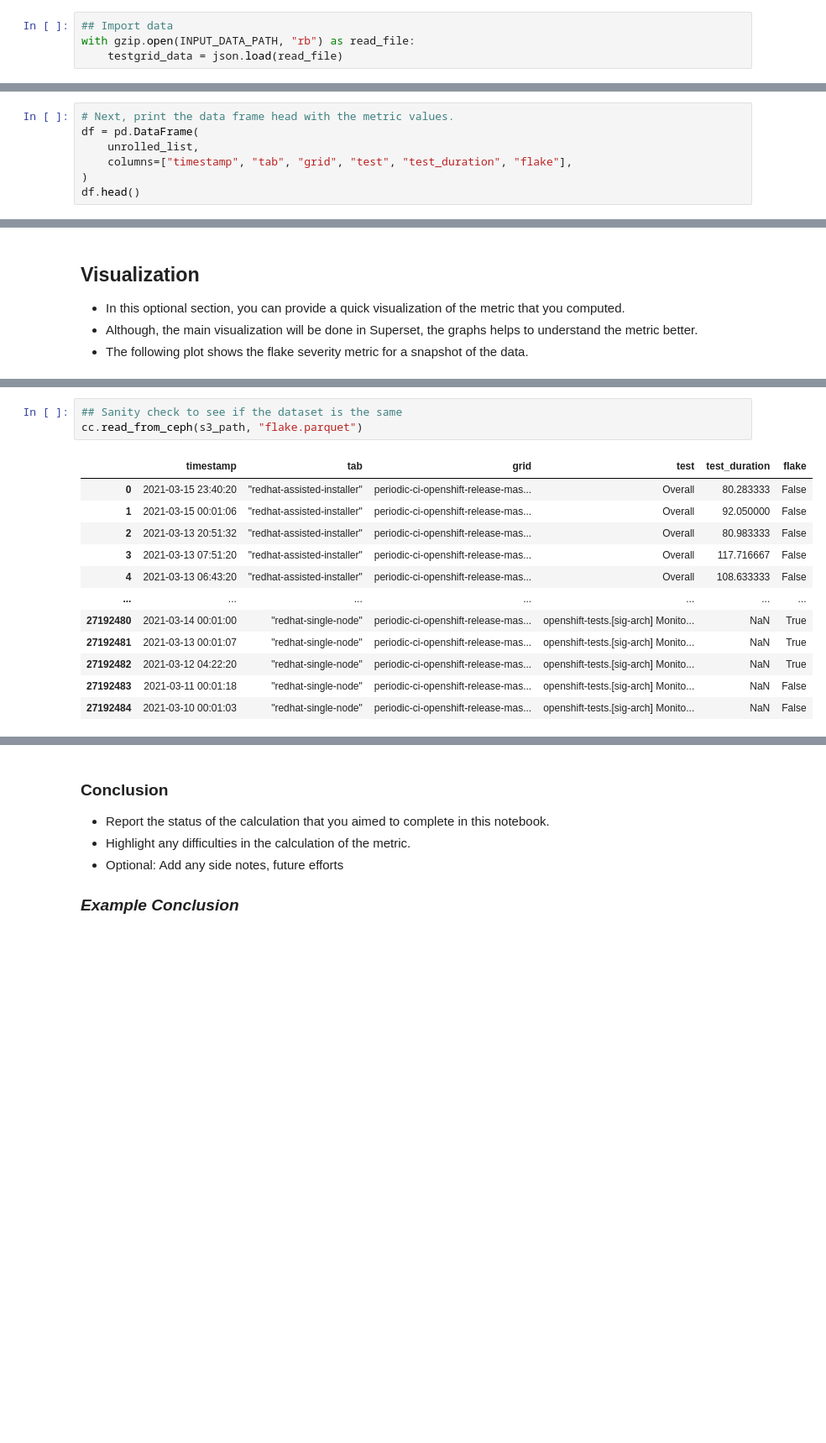
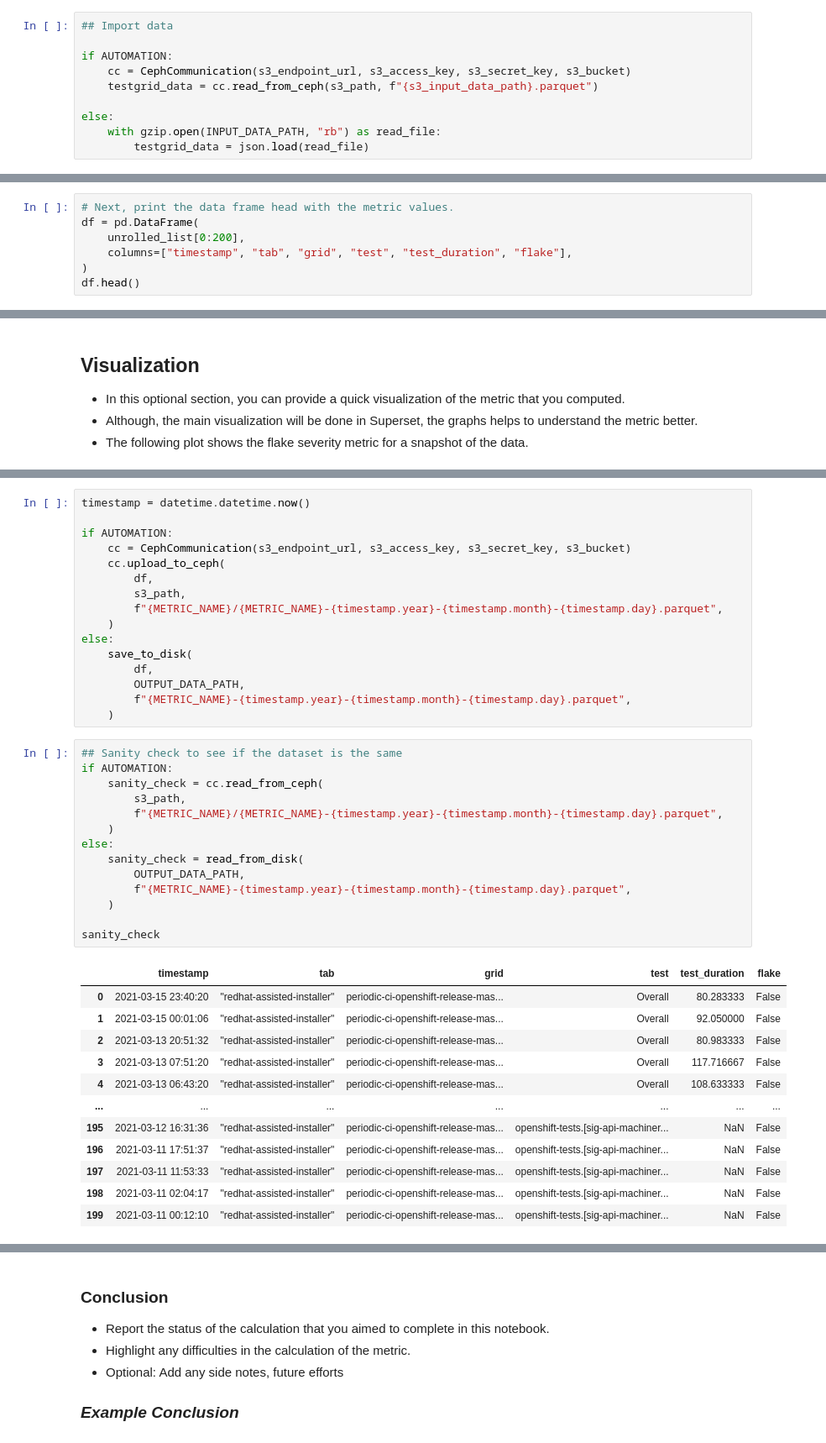
Before and after one commit to aicoe-aiops/ocp-ci-analysis, a Jupyter notebook: notebooks/data-sources/TestGrid/metrics/metric_template.ipynb, the cells around one changed output, grey strips where cells are left out. Shown at 84% size. Cells and saved outputs as stored; diff of their text form; blank space fills up the shorter version.

```diff
--- a/notebooks/data-sources/TestGrid/metrics/metric_template.ipynb
+++ b/notebooks/data-sources/TestGrid/metrics/metric_template.ipynb
@@ -63,7 +129,13 @@ s3_path = os.getenv("S3_PROJECT_KEY")
 # %%
 ## Import data
-with gzip.open(INPUT_DATA_PATH, "rb") as read_file:
-    testgrid_data = json.load(read_file)
+
+if AUTOMATION:
+    cc = CephCommunication(s3_endpoint_url, s3_access_key, s3_secret_key, s3_bucket)
+    testgrid_data = cc.read_from_ceph(s3_path, f"{s3_input_data_path}.parquet")
+
+else:
+    with gzip.open(INPUT_DATA_PATH, "rb") as read_file:
+        testgrid_data = json.load(read_file)
 # %%
 ## Helper classes and functions
 ## In your metric notebook, you could just
@@ -219,7 +291,7 @@ print(len(unrolled_list))
 # %%
 # Next, print the data frame head with the metric values.
 df = pd.DataFrame(
-    unrolled_list,
+    unrolled_list[0:200],
     columns=["timestamp", "tab", "grid", "test", "test_duration", "flake"],
 )
 df.head()
@@ -333,16 +341,43 @@ cc.upload_to_ceph(df, s3_path, "flake.parquet")
+# %%
+timestamp = datetime.datetime.now()
+
+if AUTOMATION:
+    cc = CephCommunication(s3_endpoint_url, s3_access_key, s3_secret_key, s3_bucket)
+    cc.upload_to_ceph(
+        df,
+        s3_path,
+        f"{METRIC_NAME}/{METRIC_NAME}-{timestamp.year}-{timestamp.month}-{timestamp.day}.parquet",
+    )
+else:
+    save_to_disk(
+        df,
+        OUTPUT_DATA_PATH,
+        f"{METRIC_NAME}-{timestamp.year}-{timestamp.month}-{timestamp.day}.parquet",
+    )
 # %%
 ## Sanity check to see if the dataset is the same
-cc.read_from_ceph(s3_path, "flake.parquet")
+if AUTOMATION:
+    sanity_check = cc.read_from_ceph(
+        s3_path,
+        f"{METRIC_NAME}/{METRIC_NAME}-{timestamp.year}-{timestamp.month}-{timestamp.day}.parquet",
+    )
+else:
+    sanity_check = read_from_disk(
+        OUTPUT_DATA_PATH,
+        f"{METRIC_NAME}-{timestamp.year}-{timestamp.month}-{timestamp.day}.parquet",
+    )
+
+sanity_check
 # %% [output]
 |  | timestamp | tab | grid | test | test_duration | flake |
 | 0 | 2021-03-15 23:40:20 | "redhat-assisted-installer" | periodic-ci-openshift-release-mas... | Overall | 80.283333 | False |
 | 1 | 2021-03-15 00:01:06 | "redhat-assisted-installer" | periodic-ci-openshift-release-mas... | Overall | 92.050000 | False |
 | 2 | 2021-03-13 20:51:32 | "redhat-assisted-installer" | periodic-ci-openshift-release-mas... | Overall | 80.983333 | False |
 | 3 | 2021-03-13 07:51:20 | "redhat-assisted-installer" | periodic-ci-openshift-release-mas... | Overall | 117.716667 | False |
 | 4 | 2021-03-13 06:43:20 | "redhat-assisted-installer" | periodic-ci-openshift-release-mas... | Overall | 108.633333 | False |
 | ... | ... | ... | ... | ... | ... | ... |
-| 27192480 | 2021-03-14 00:01:00 | "redhat-single-node" | periodic-ci-openshift-release-mas... | openshift-tests.[sig-arch] Monito... | NaN | True |
-| 27192481 | 2021-03-13 00:01:07 | "redhat-single-node" | periodic-ci-openshift-release-mas... | openshift-tests.[sig-arch] Monito... | NaN | True |
-| 27192482 | 2021-03-12 04:22:20 | "redhat-single-node" | periodic-ci-openshift-release-mas... | openshift-tests.[sig-arch] Monito... | NaN | True |
-| 27192483 | 2021-03-11 00:01:18 | "redhat-single-node" | periodic-ci-openshift-release-mas... | openshift-tests.[sig-arch] Monito... | NaN | False |
-| 27192484 | 2021-03-10 00:01:03 | "redhat-single-node" | periodic-ci-openshift-release-mas... | openshift-tests.[sig-arch] Monito... | NaN | False |
+| 195 | 2021-03-12 16:31:36 | "redhat-assisted-installer" | periodic-ci-openshift-release-mas... | openshift-tests.[sig-api-machiner... | NaN | False |
+| 196 | 2021-03-11 17:51:37 | "redhat-assisted-installer" | periodic-ci-openshift-release-mas... | openshift-tests.[sig-api-machiner... | NaN | False |
+| 197 | 2021-03-11 11:53:33 | "redhat-assisted-installer" | periodic-ci-openshift-release-mas... | openshift-tests.[sig-api-machiner... | NaN | False |
+| 198 | 2021-03-11 02:04:17 | "redhat-assisted-installer" | periodic-ci-openshift-release-mas... | openshift-tests.[sig-api-machiner... | NaN | False |
+| 199 | 2021-03-11 00:12:10 | "redhat-assisted-installer" | periodic-ci-openshift-release-mas... | openshift-tests.[sig-api-machiner... | NaN | False |
```
Also changed, not shown: parts of 14 cells of this notebook.
